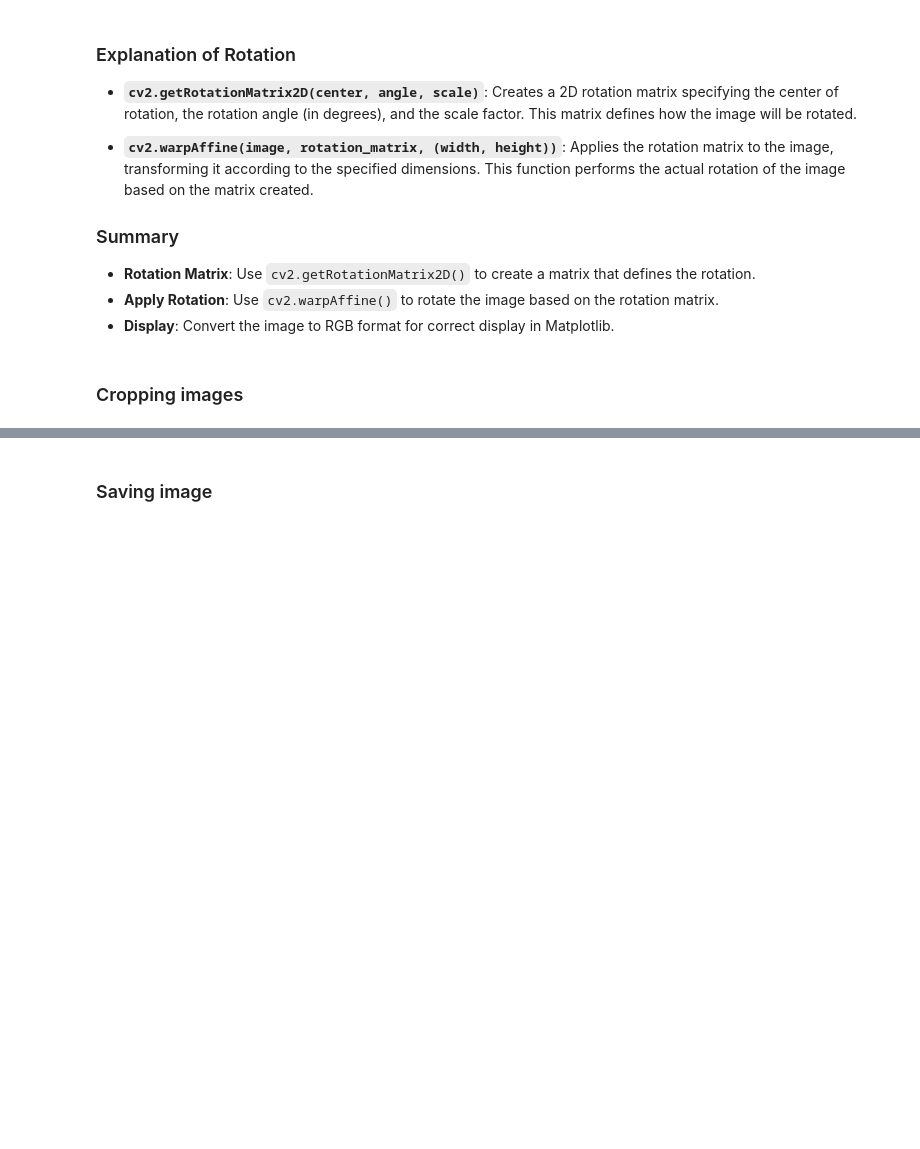
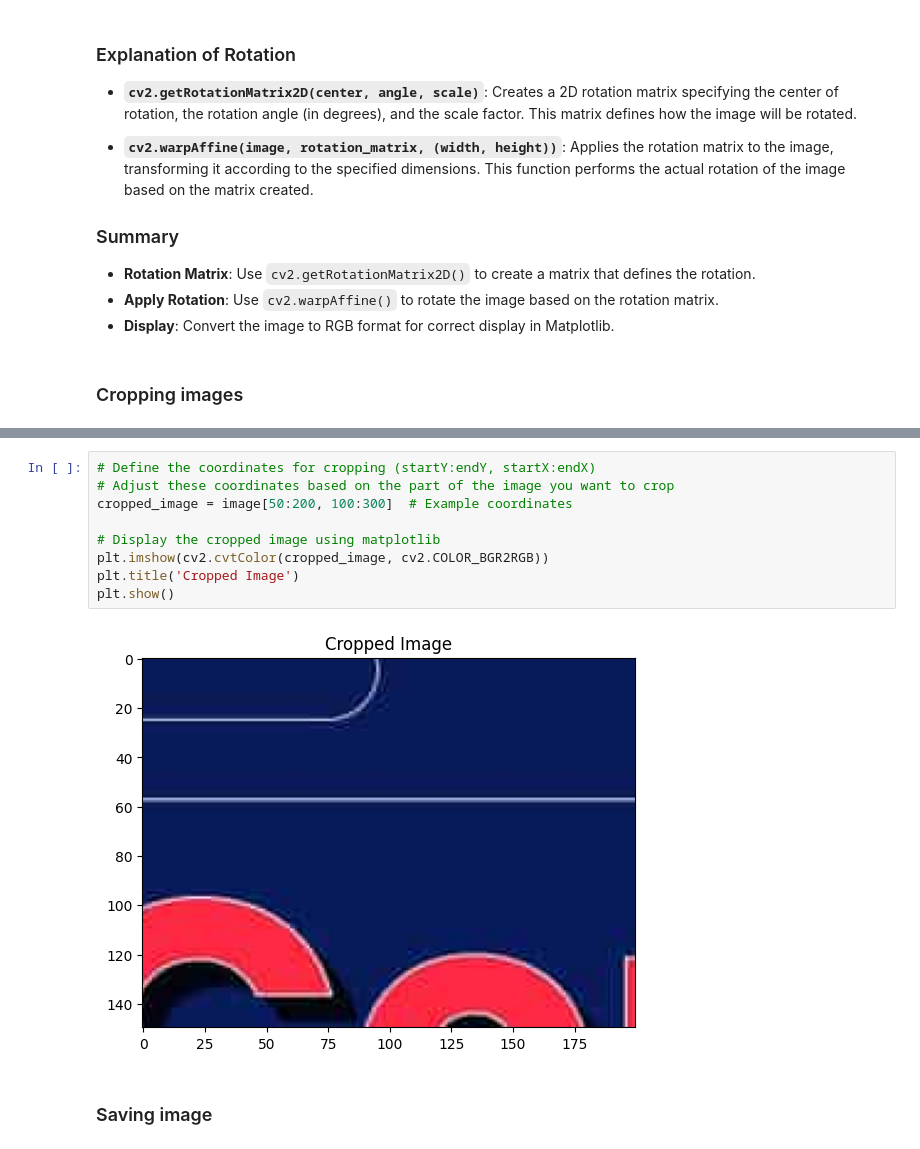
Before and after one commit to Image-Processing-AUT/Introduction-to-Image-Processing, a Jupyter notebook: Untitled.ipynb, the cells around one changed output, grey strips where cells are left out. Cells and saved outputs as stored; diff of their text form; blank space fills up the shorter version.

```diff
--- a/Untitled.ipynb
+++ b/Untitled.ipynb
@@ -336,2 +359,13 @@ plt.show()
+# %%
+# Define the coordinates for cropping (startY:endY, startX:endX)
+# Adjust these coordinates based on the part of the image you want to crop
+cropped_image = image[50:200, 100:300]  # Example coordinates
+
+# Display the cropped image using matplotlib
+plt.imshow(cv2.cvtColor(cropped_image, cv2.COLOR_BGR2RGB))
+plt.title('Cropped Image')
+plt.show()
+# %% [output]
+[figure, added]
 # %% [markdown]
 ### Saving image
```
Also changed, not shown: parts of 16 cells of this notebook.
